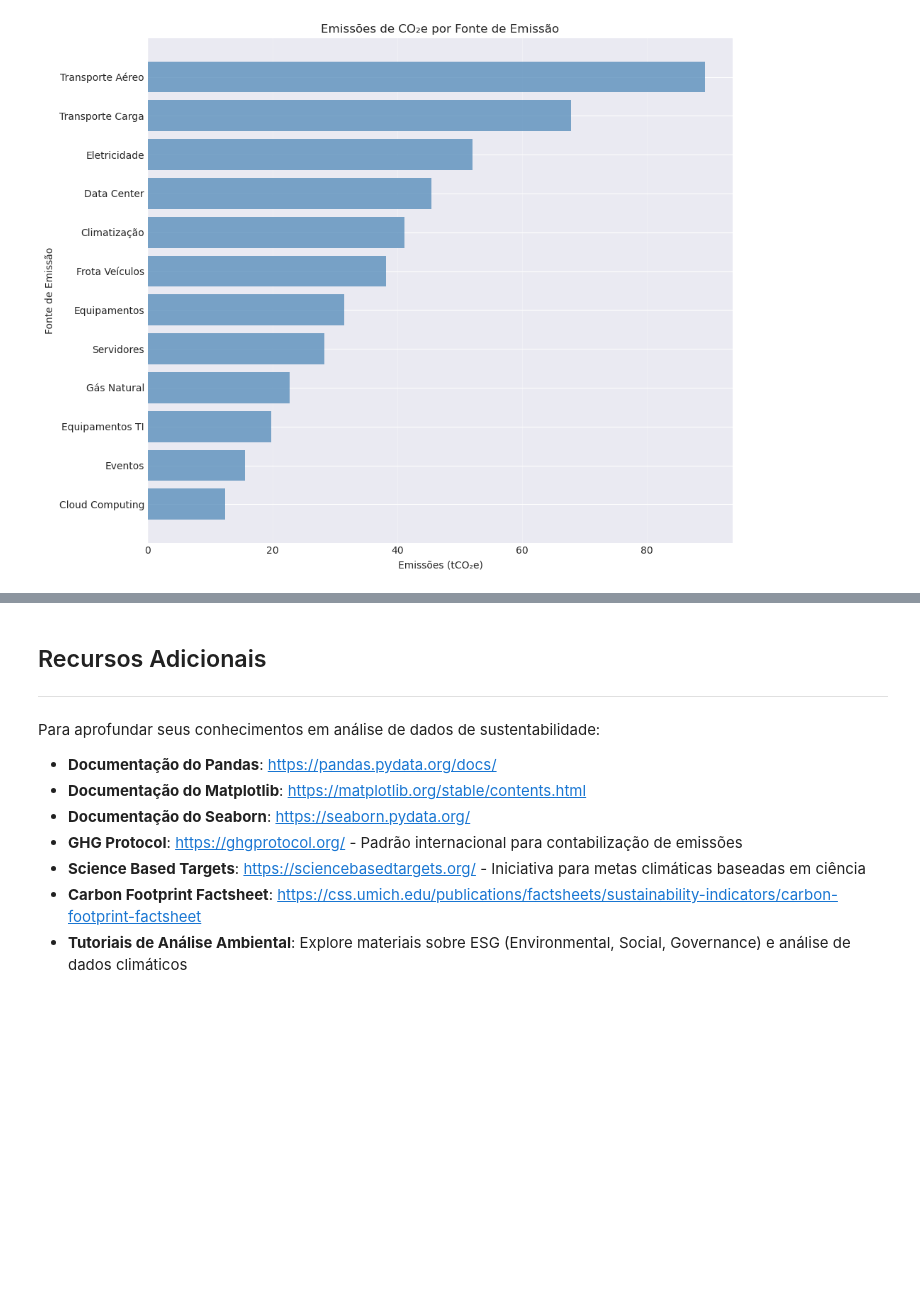
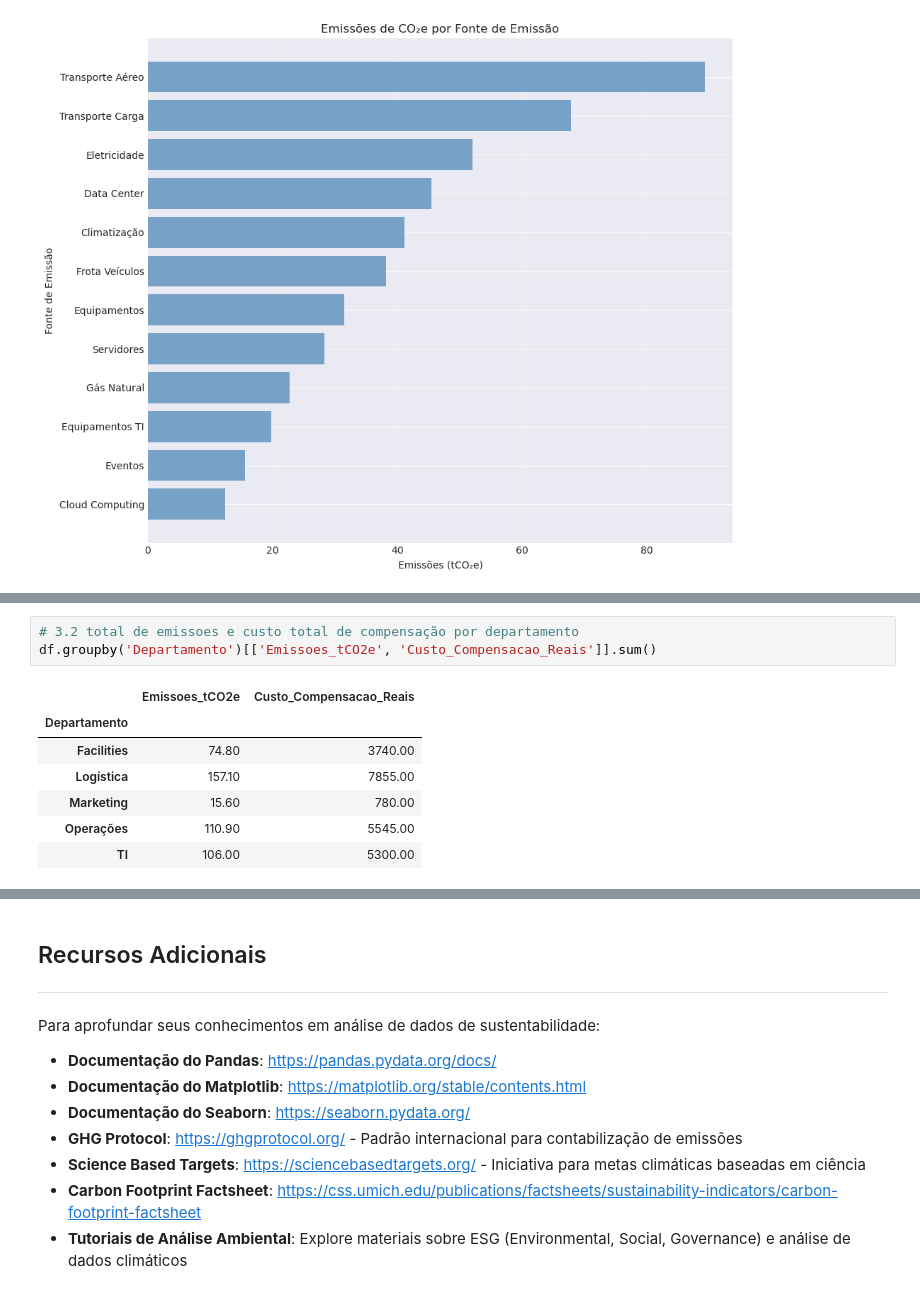
Before and after one commit to esscova/data-trivium, a Jupyter notebook: analytics/010.ipynb, the cells around one changed output, grey strips where cells are left out. Drawn from its saved outputs; the diff is of its cells as text; blank space fills up the shorter version.

```diff
--- a/analytics/010.ipynb
+++ b/analytics/010.ipynb
@@ -354,0 +286,11 @@ Após concluir as tarefas, reflita sobre os seguintes pontos:
+# %%
+# 3.2 total de emissoes e custo total de compensação por departamento
+df.groupby('Departamento')[['Emissoes_tCO2e', 'Custo_Compensacao_Reais']].sum()
+# %% [output]
+|  | Emissoes_tCO2e | Custo_Compensacao_Reais |
+| Departamento |  |  |
+| Facilities | 74.80 | 3740.00 |
+| Logística | 157.10 | 7855.00 |
+| Marketing | 15.60 | 780.00 |
+| Operações | 110.90 | 5545.00 |
+| TI | 106.00 | 5300.00 |
```
Also changed, not shown: parts of 15 cells of this notebook.
